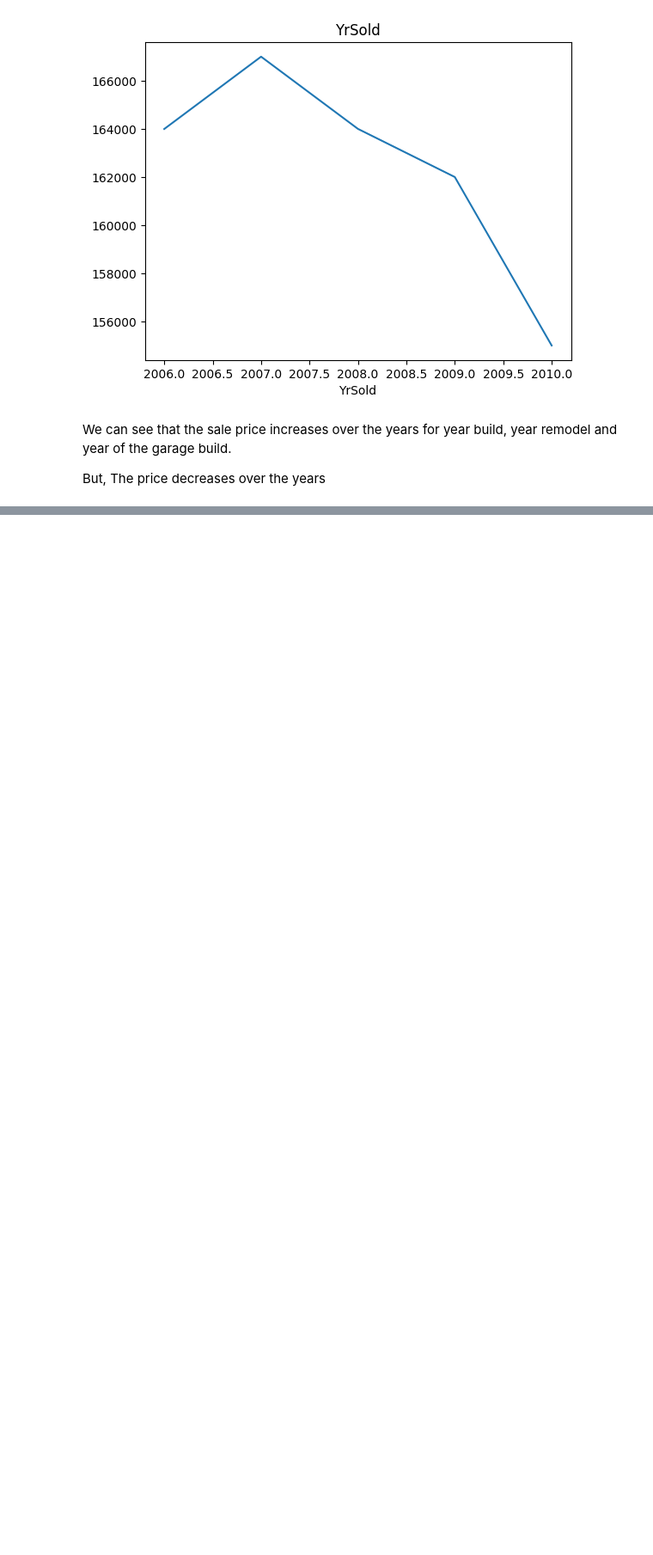
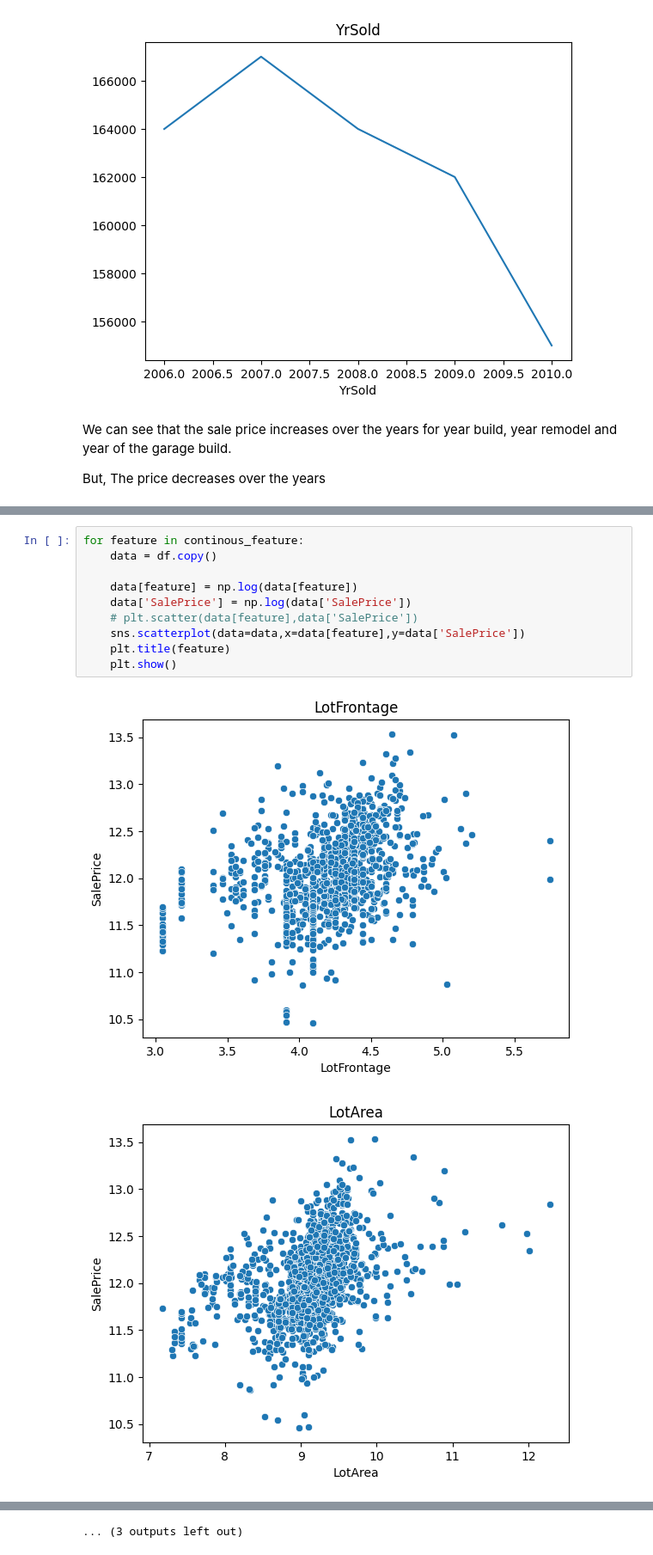
Before and after one commit to hyeen24/houseprices, a Jupyter notebook: notebook/EDA.ipynb, the cells around one changed output, grey strips where cells are left out. Shown at 86% size. Drawn from its saved outputs; the diff is of its cells as text; blank space fills up the shorter version.

```diff
--- a/notebook/EDA.ipynb
+++ b/notebook/EDA.ipynb
@@ -184,0 +232,13 @@ TypeError: agg function failed [how->mean,dtype->object]
+# %%
+for feature in continous_feature:
+    data = df.copy()
+
+    data[feature] = np.log(data[feature])
+    data['SalePrice'] = np.log(data['SalePrice'])
+    # plt.scatter(data[feature],data['SalePrice'])
+    sns.scatterplot(data=data,x=data[feature],y=data['SalePrice'])
+    plt.title(feature)
+    plt.show()
+# %% [output]
+[figure, added]
+[figure, added]
@@ -184,0 +255 @@ TypeError: agg function failed [how->mean,dtype->object]
+... (3 outputs left out)
```
Also changed, not shown: parts of 16 cells of this notebook.
